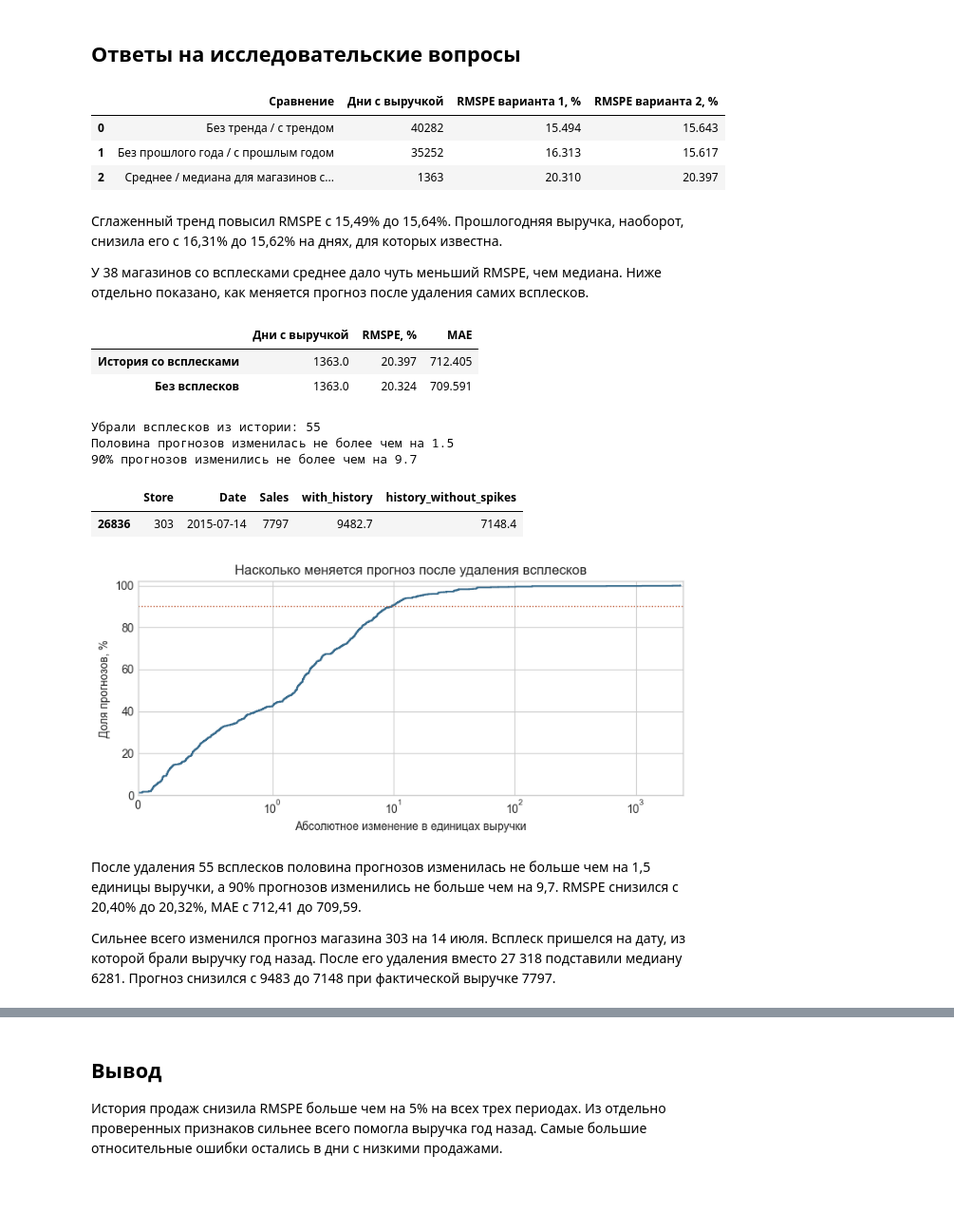
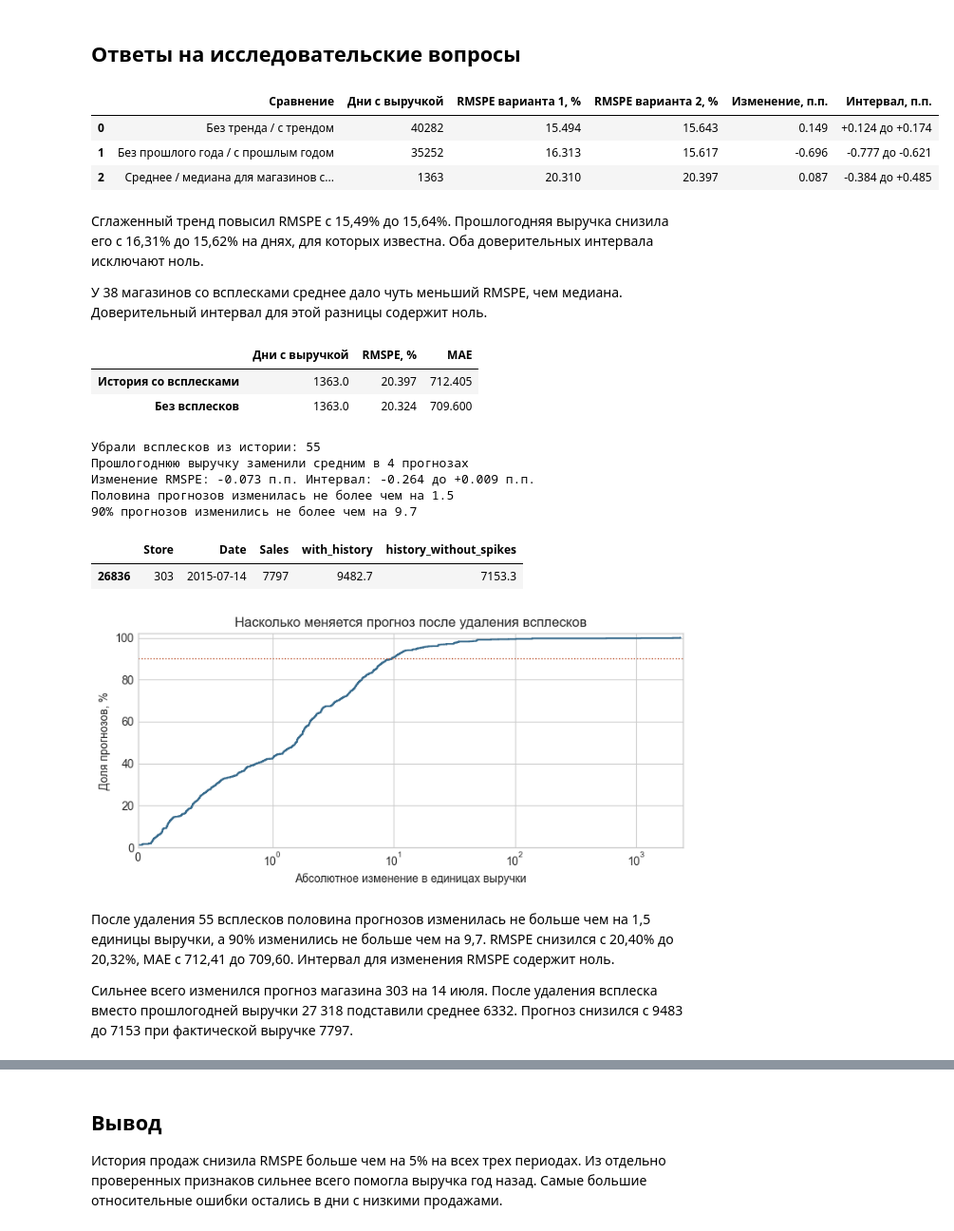
Before and after one commit to PikaChuChuMF/RnD-ML-Course-2026-2, a Jupyter notebook: notebooks/analysis.ipynb, the cells around one changed output, grey strips where cells are left out. Shown at 95% size. Saved outputs shown, nothing was run; the diff lists cells and outputs as text; code cells hidden in the pictures; blank space fills up the shorter version.

```diff
--- a/notebooks/analysis.ipynb
+++ b/notebooks/analysis.ipynb
@@ -153,9 +161,17 @@ display(subset.rename(columns={"rows": "Дни с выручкой", "rmspe": "R
 L2 добавляет штраф за большие коэффициенты. Для модели с историей проверили четыре значения штрафа на двух ранних периодах. Лучшее значение выбрали по среднему RMSPE этих двух проверок и применили к обеим версиям на последних 42 днях.
 # %%
 l2 = report["regularization"]
+uncertainty = report["comparison_uncertainty"]["comparisons"]
+
+def interval_text(item):
+    low, high = item["interval"]
+    return f"{100 * low:+.3f} до {100 * high:+.3f}"
+
 comparison = pd.DataFrame({
-    "Без регуляризации": {names[key]: 100 * report["experiments"][key]["rmspe"] for key in names},
-    "С регуляризацией": {names[key]: 100 * l2[key]["rmspe"] for key in names},
+    "Без регуляризации, %": {names[key]: 100 * report["experiments"][key]["rmspe"] for key in names},
+    "С регуляризацией, %": {names[key]: 100 * l2[key]["rmspe"] for key in names},
+    "Изменение, п.п.": {names[key]: 100 * uncertainty[f"l2_{key}"]["delta_rmspe"] for key in names},
+    "Интервал, п.п.": {names[key]: interval_text(uncertainty[f"l2_{key}"]) for key in names},
 })
 print(f'Выбранный alpha: {l2["alpha"]:g}. Средний RMSPE на ранних периодах: {l2["selection_rmspe"]:.3%}.')
 display(comparison.round(3))
@@ -279,28 +295,30 @@ plt.show()
 # %%
 labels = {
     "trend": "Без тренда / с трендом",
     "last_year": "Без прошлого года / с прошлым годом",
     "spikes": "Среднее / медиана для магазинов со всплесками",
 }
 checks = []
 for key, label in labels.items():
     first, second = report["research_checks"][key].values()
     checks.append({
         "Сравнение": label,
         "Дни с выручкой": first["rows"],
         "RMSPE варианта 1, %": first["rmspe"] * 100,
         "RMSPE варианта 2, %": second["rmspe"] * 100,
+        "Изменение, п.п.": 100 * uncertainty[key]["delta_rmspe"],
+        "Интервал, п.п.": interval_text(uncertainty[key]),
     })
 display(pd.DataFrame(checks).round(3))
 # %% [output]
-|  | Сравнение | Дни с выручкой | RMSPE варианта 1, % | RMSPE варианта 2, % |
-| 0 | Без тренда / с трендом | 40282 | 15.494 | 15.643 |
-| 1 | Без прошлого года / с прошлым годом | 35252 | 16.313 | 15.617 |
-| 2 | Среднее / медиана для магазинов с... | 1363 | 20.310 | 20.397 |
+|  | Сравнение | Дни с выручкой | RMSPE варианта 1, % | RMSPE варианта 2, % | Изменение, п.п. | Интервал, п.п. |
+| 0 | Без тренда / с трендом | 40282 | 15.494 | 15.643 | 0.149 | +0.124 до +0.174 |
+| 1 | Без прошлого года / с прошлым годом | 35252 | 16.313 | 15.617 | -0.696 | -0.777 до -0.621 |
+| 2 | Среднее / медиана для магазинов с... | 1363 | 20.310 | 20.397 | 0.087 | -0.384 до +0.485 |
 # %% [markdown]
-Сглаженный тренд повысил RMSPE с 15,49% до 15,64%. Прошлогодняя выручка, наоборот, снизила его с 16,31% до 15,62% на днях, для которых известна.
+Сглаженный тренд повысил RMSPE с 15,49% до 15,64%. Прошлогодняя выручка снизила его с 16,31% до 15,62% на днях, для которых известна. Оба доверительных интервала исключают ноль.
 
-У 38 магазинов со всплесками среднее дало чуть меньший RMSPE, чем медиана. Ниже отдельно показано, как меняется прогноз после удаления самих всплесков.
+У 38 магазинов со всплесками среднее дало чуть меньший RMSPE, чем медиана. Доверительный интервал для этой разницы содержит ноль.
 # %%
 stress = report["spike_sensitivity"]
 comparison = pd.DataFrame({
@@ -311,6 +329,9 @@ comparison["rmspe"] *= 100
 display(comparison.rename(columns={"rows": "Дни с выручкой", "rmspe": "RMSPE, %", "mae": "MAE"}).round(3))
 
 print(f'Убрали всплесков из истории: {stress["removed_rows"]}')
+print(f'Прошлогоднюю выручку заменили средним в {stress["replaced_last_year_scored_rows"]} прогнозах')
+change_result = uncertainty["remove_spikes"]
+print(f'Изменение RMSPE: {100 * change_result["delta_rmspe"]:+.3f} п.п. Интервал: {interval_text(change_result)} п.п.')
 print(f'Половина прогнозов изменилась не более чем на {stress["median_absolute_change"]:.1f}')
 print(f'90% прогнозов изменились не более чем на {stress["p90_absolute_change"]:.1f}')
 
@@ -336,15 +357,17 @@ plt.show()
 # %% [output]
 |  | Дни с выручкой | RMSPE, % | MAE |
 | История со всплесками | 1363.0 | 20.397 | 712.405 |
-| Без всплесков | 1363.0 | 20.324 | 709.591 |
+| Без всплесков | 1363.0 | 20.324 | 709.600 |
 Убрали всплесков из истории: 55
+Прошлогоднюю выручку заменили средним в 4 прогнозах
+Изменение RMSPE: -0.073 п.п. Интервал: -0.264 до +0.009 п.п.
 Половина прогнозов изменилась не более чем на 1.5
 90% прогнозов изменились не более чем на 9.7
 |  | Store | Date | Sales | with_history | history_without_spikes |
-| 26836 | 303 | 2015-07-14 | 7797 | 9482.7 | 7148.4 |
+| 26836 | 303 | 2015-07-14 | 7797 | 9482.7 | 7153.3 |
 [figure]
 # %% [markdown]
-После удаления 55 всплесков половина прогнозов изменилась не больше чем на 1,5 единицы выручки, а 90% прогнозов изменились не больше чем на 9,7. RMSPE снизился с 20,40% до 20,32%, MAE с 712,41 до 709,59.
+После удаления 55 всплесков половина прогнозов изменилась не больше чем на 1,5 единицы выручки, а 90% изменились не больше чем на 9,7. RMSPE снизился с 20,40% до 20,32%, MAE с 712,41 до 709,60. Интервал для изменения RMSPE содержит ноль.
 
-Сильнее всего изменился прогноз магазина 303 на 14 июля. Всплеск пришелся на дату, из которой брали выручку год назад. После его удаления вместо 27 318 подставили медиану 6281. Прогноз снизился с 9483 до 7148 при фактической выручке 7797.
+Сильнее всего изменился прогноз магазина 303 на 14 июля. После удаления всплеска вместо прошлогодней выручки 27 318 подставили среднее 6332. Прогноз снизился с 9483 до 7153 при фактической выручке 7797.
 # %% [markdown]
```
Also changed, not shown: parts of 7 cells of this notebook, 2 other files.
